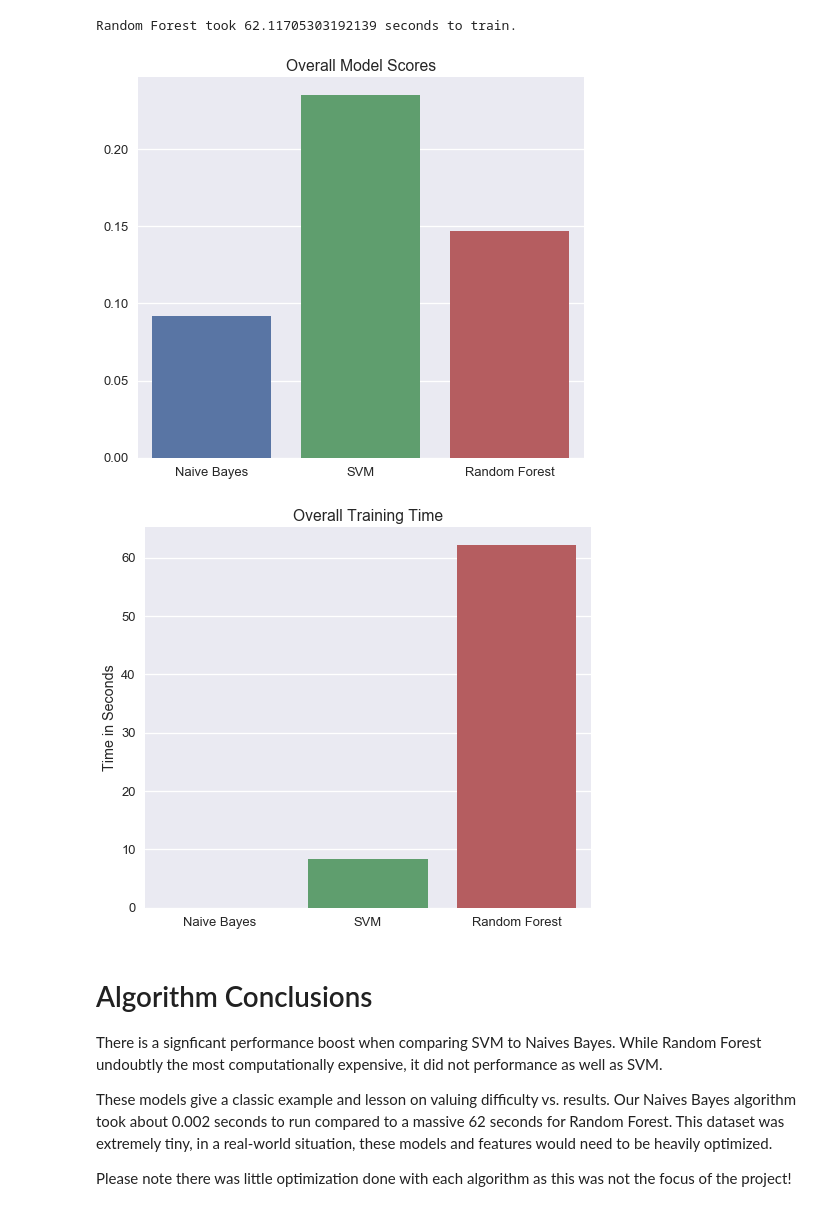
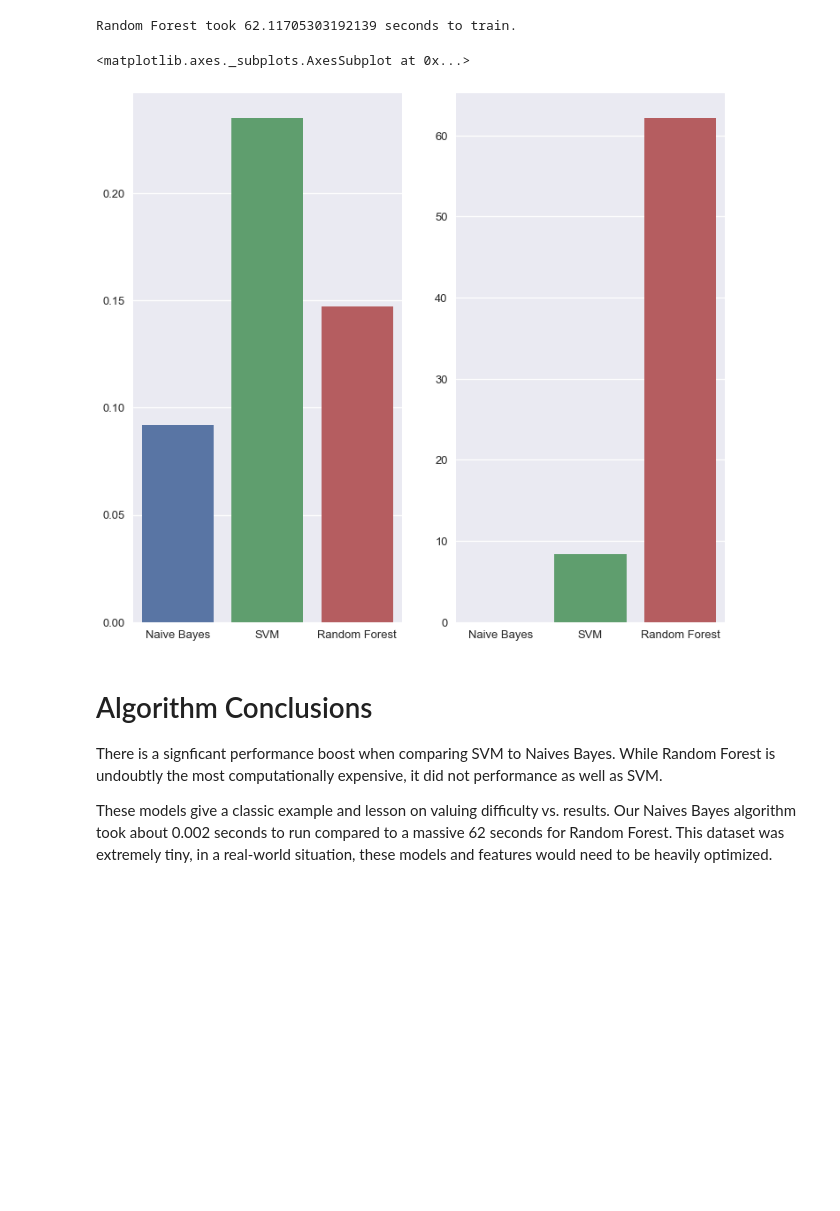
Before and after one commit to kn-kn/pokemon-type-prediction, a Jupyter notebook: Pokemon_Jupyter.ipynb, the cells around one changed output. Saved outputs shown, nothing was run; the diff lists cells and outputs as text; code cells hidden in the pictures; blank space fills up the shorter version.

```diff
--- a/Pokemon_Jupyter.ipynb
+++ b/Pokemon_Jupyter.ipynb
@@ -380,31 +421,22 @@ print("Random Forest took", time.time() - start_time, "seconds to train.")
 # %% [output]
 Random Forest took 62.11705303192139 seconds to train.
 # %%
+# Visualize results
 labels = ['Naive Bayes', 'SVM', 'Random Forest']
 scores = [0.092, 0.235, 0.147]
 train_time = [0.002, 8.379, 62.117]
 
-# Overall Score
+fig, axs = plt.subplots(nrows=1, ncols=2)
+
 sns.set(style="darkgrid", context="talk")
-ax = plt.axes()
-ax.set_title("Overall Model Scores")
-sns.barplot(labels, scores, ax=ax);
+sns.barplot(x=labels, y=scores, ax=axs[0])
+sns.barplot(x=labels, y=train_time, ax=axs[1])
 # %% [output]
+<matplotlib.axes._subplots.AxesSubplot at 0x...>
-[figure, old version]
+[figure, new version]
-# %%
-# Overall Computing Time
-sns.set(style="darkgrid", context="talk")
-ax = plt.axes()
-ax.set_title("Overall Training Time")
-ax.set_ylabel("Time in Seconds")
-sns.barplot(labels, train_time, ax=ax);
-# %% [output]
-[figure, removed]
 # %% [markdown]
 # Algorithm Conclusions
 
-There is a signficant performance boost when comparing SVM to Naives Bayes. While Random Forest undoubtly the most computationally expensive, it did not performance as well as SVM.
+There is a signficant performance boost when comparing SVM to Naives Bayes. While Random Forest is undoubtly the most computationally expensive, it did not performance as well as SVM.
 
 These models give a classic example and lesson on valuing difficulty vs. results. Our Naives Bayes algorithm took about 0.002 seconds to run compared to a massive 62 seconds for Random Forest. This dataset was extremely tiny, in a real-world situation, these models and features would need to be heavily optimized.
-
-Please note there was little optimization done with each algorithm as this was not the focus of the project!
```
Also changed, not shown: parts of 21 cells of this notebook, 1 other file.
